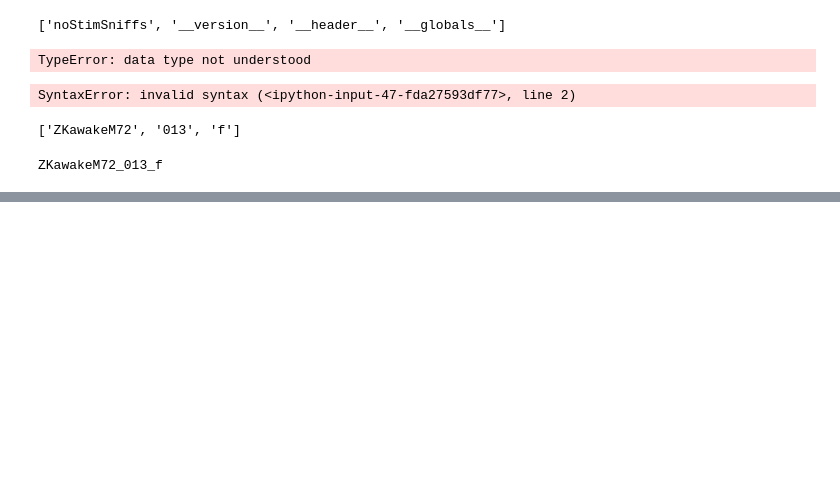
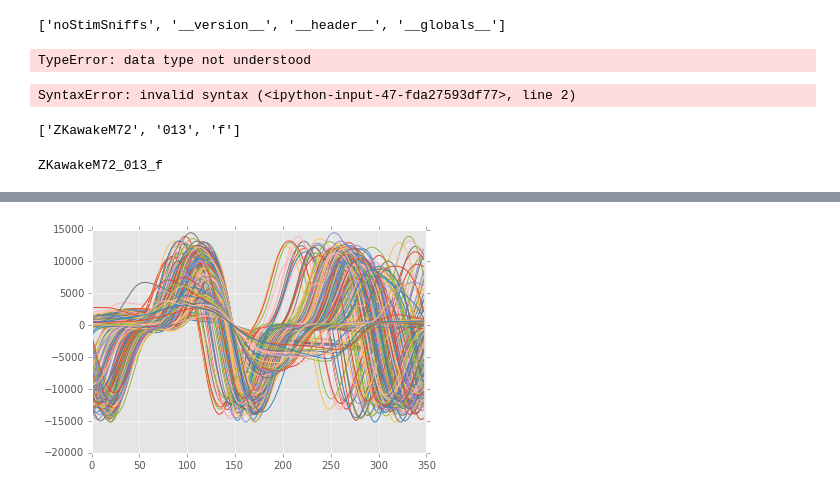
Before and after one commit to zekearneodo/ephys-tools, a Jupyter notebook: ephysScripts/Untitled.ipynb, the cells around one changed output, grey strips where cells are left out. Cells and saved outputs as stored; diff of their text form; code cells hidden in the pictures; blank space fills up the shorter version.

```diff
--- a/ephysScripts/Untitled.ipynb
+++ b/ephysScripts/Untitled.ipynb
@@ -202,0 +166,21 @@ ZKawakeM72_013_f
+# %%
+# make a baseline raster
+all_spikes = all_records['responses']['ZKawakeM72_013_f_010']['all_spikes']
+all_sniffs = all_records['base_sniff']['ZKawakeM72_013_f']
+
+#naturally, get the t0 as the 150 ms after the start of the sniff structure (inhale)
+# nxt matrix with 1 where there is a spikes.
+n_sniffs = all_sniffs.shape[0]
+t_range = min([(all_sniffs[x]['flow']).shape[0] for x in range(all_sniffs['flow'].shape[0])])
+
+raster = np.zeros((t_range, n_sniffs))
+
+i_f =0;
+for flow in all_sniffs['flow']:
+    raster[:,i_f] = flow[0:t_range]
+    i_f+=1
+
+
+plt.plot((-raster[:,0:240]));
+# %% [output]
+[figure, added]
```
Also changed, not shown: parts of 22 cells of this notebook.
